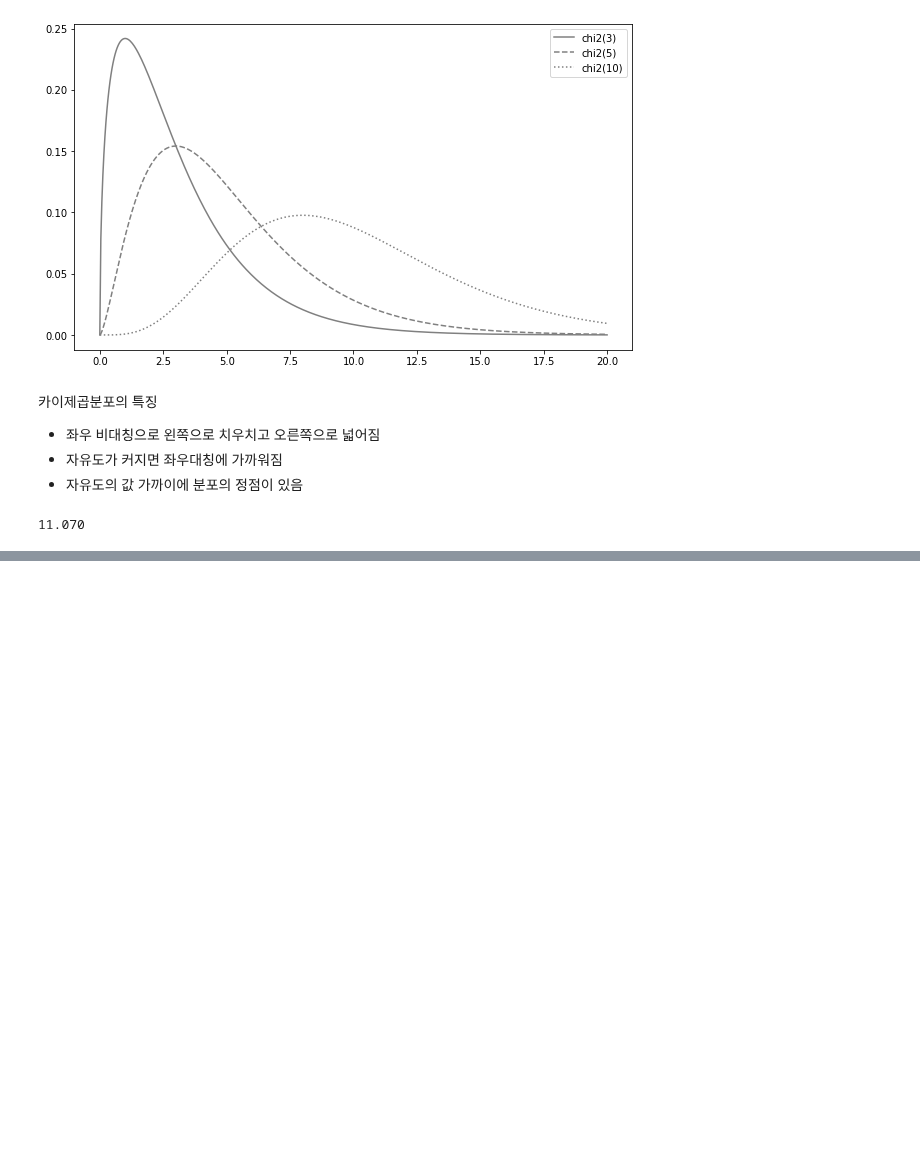
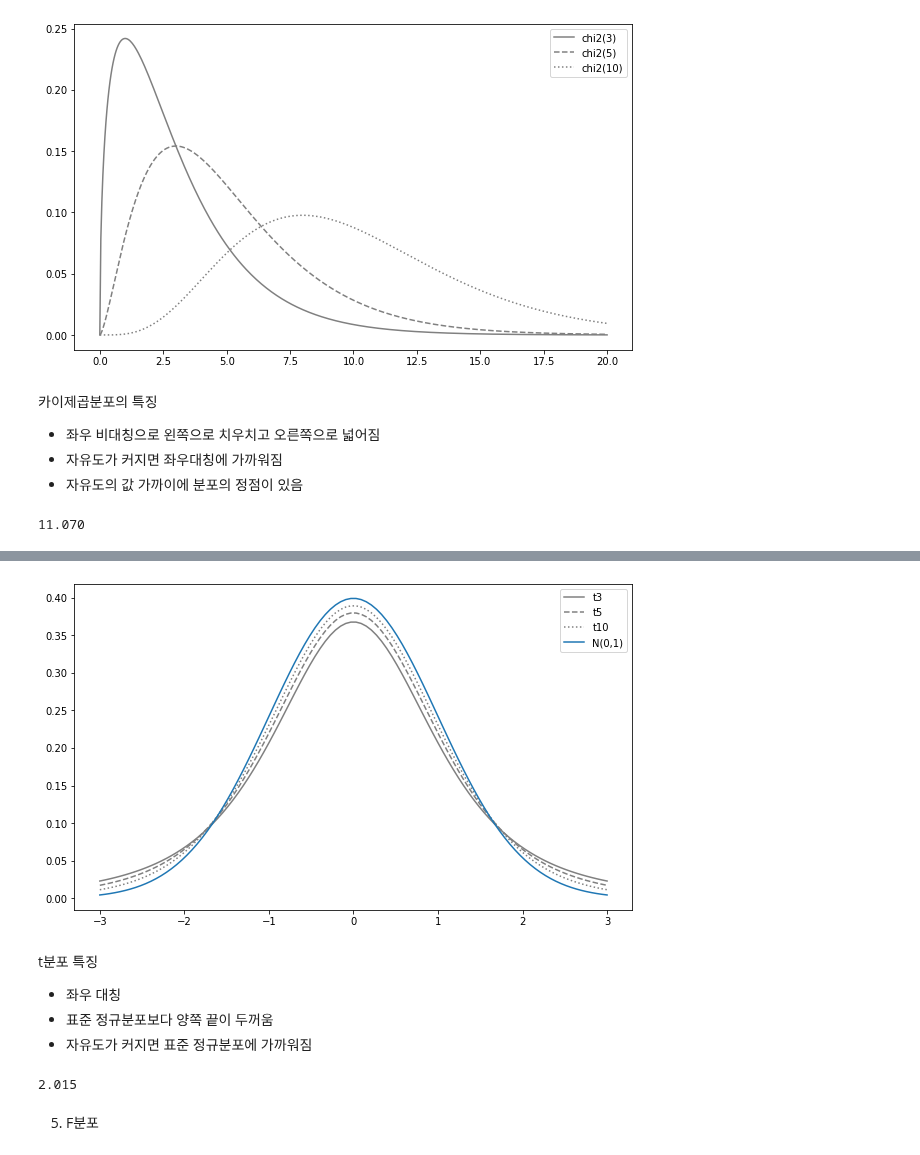
Before and after one commit to suhyehye/ADP-study, a Jupyter notebook: 누구나파이썬통계분석/08. 대표적인 연속형 확률변수/ch_8.ipynb, the cells around one changed output, grey strips where cells are left out. Drawn from its saved outputs; the diff is of its cells as text; code cells hidden in the pictures; blank space fills up the shorter version.

```diff
--- a/누구나파이썬통계분석/08. 대표적인 연속형 확률변수/ch_8.ipynb
+++ b/누구나파이썬통계분석/08. 대표적인 연속형 확률변수/ch_8.ipynb
@@ -216,0 +244,30 @@ rv.isf(0.05)
+# %%
+# t분포가 자유도 n에 따라 어떤 분포 형태가 되는 지
+fig = plt.figure(figsize=(10,6))
+ax = fig.add_subplot(111)
+
+xs = np.linspace(-3,3,100)
+for n, ls in zip([3,5,10], linestyles):
+    rv = stats.t(n)
+    ax.plot(xs, rv.pdf(xs),
+            label=f't{(n)}', ls=ls, color='gray')
+
+rv = stats.norm()
+ax.plot(xs, rv.pdf(xs), label= 'N(0,1)')
+
+ax.legend()
+plt.show()
+# %% [output]
+[figure, added]
+# %% [markdown]
+t분포 특징
+- 좌우 대칭
+- 표준 정규분포보다 양쪽 끝이 두꺼움
+- 자유도가 커지면 표준 정규분포에 가까워짐
+# %%
+rv = stats.t(5)
+rv.isf(0.05)
+# %% [output]
+2.015
+# %% [markdown]
+5. F분포
```
Also changed, not shown: parts of 7 cells of this notebook.
